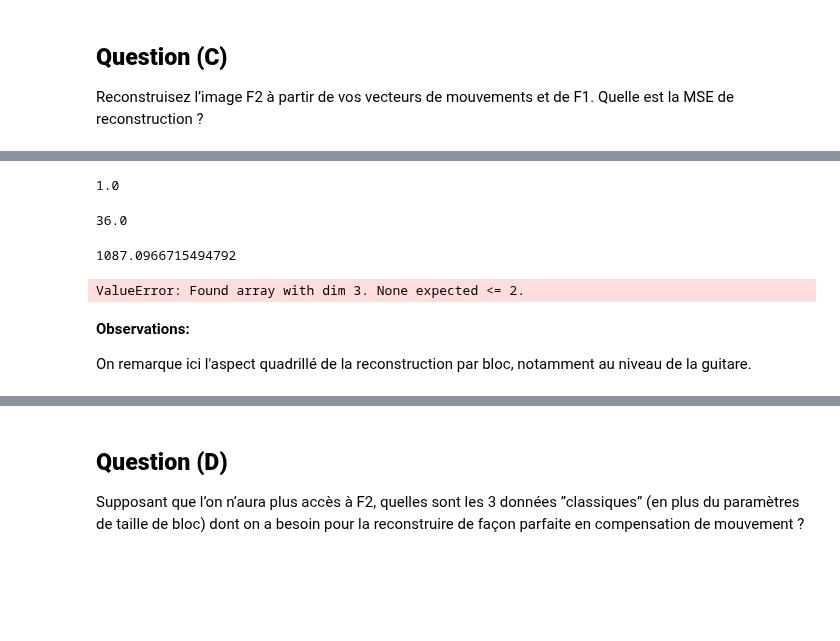
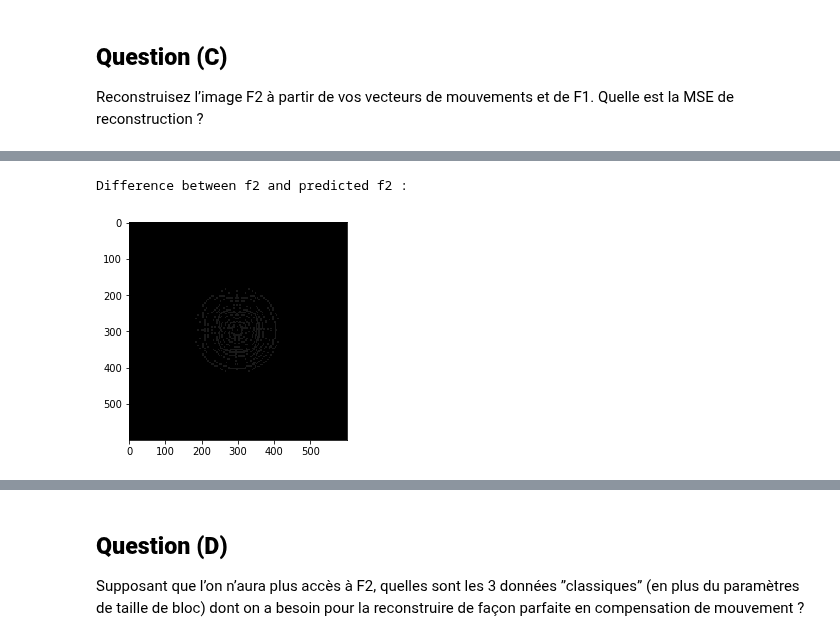
Before and after one commit to Bast-94/cv-practical-works-2023, a Jupyter notebook: tp2/notebook.ipynb, the cells around one changed output, grey strips where cells are left out. Saved outputs shown, nothing was run; the diff lists cells and outputs as text; code cells hidden in the pictures; blank space fills up the shorter version.

```diff
--- a/tp2/notebook.ipynb
+++ b/tp2/notebook.ipynb
@@ -227,18 +228,0 @@ Mean squared error = 19.635358333333333
-# %%
-len(backward_estimator.f2[(backward_estimator.f2 >= 0) & (backward_estimator.f2 <= 255)]) / (640*320*3)
-# %% [output]
-1.0
-# %%
-u = np.asarray([1,2,3])
-v = u.copy() + 6
-np.mean(np.square(u-v))
-# %% [output]
-36.0
-# %%
-np.mean(np.square((new_img.astype(int) -  backward_estimator.f2.astype(int))))
-# %% [output]
-1087.0966715494792
-# %%
-mse = mean_squared_error(new_img, backward_estimator.f2)
-# %% [output]
-ValueError: Found array with dim 3. None expected <= 2.
@@ -248,4 +229,6 @@ print("MSE :", mse)
-# %% [markdown]
-**Observations:**
-
-On remarque ici l'aspect quadrillé de la reconstruction par bloc, notamment au niveau de la guitare.
+# %%
+print('Difference between f2 and predicted f2 : ')
+display_image(np.abs(backward_estimator.f2.astype(int) - predicted_f2.astype(int)))
+# %% [output]
+Difference between f2 and predicted f2 :
+[figure, added]
```
Also changed, not shown: parts of 5 cells of this notebook.
